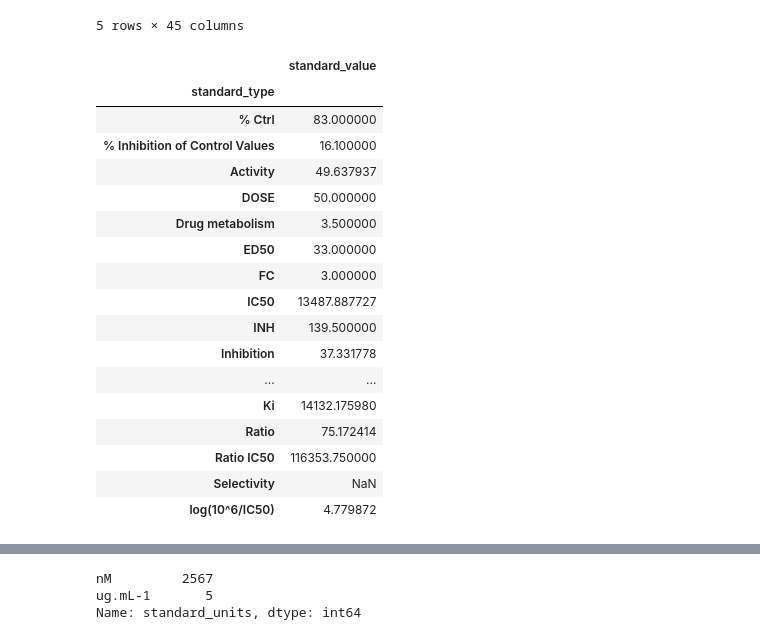
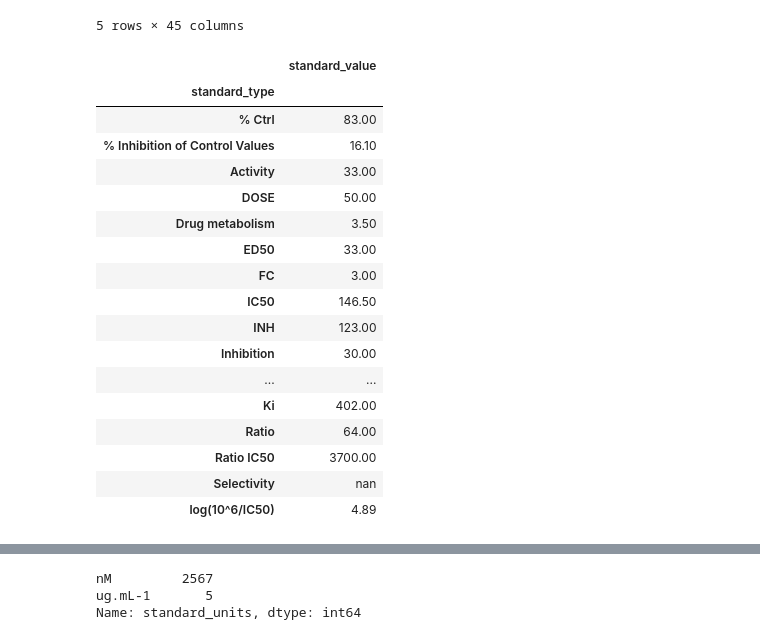
Before and after one commit to clreiner/MMP9DrugDiscovery, a Jupyter notebook: Drug_discovery.ipynb, the cells around one changed output, grey strips where cells are left out. Saved outputs shown, nothing was run; the diff lists cells and outputs as text; code cells hidden in the pictures.

```diff
--- a/Drug_discovery.ipynb
+++ b/Drug_discovery.ipynb
@@ -232,26 +113,26 @@ mmp.head()
 5 rows × 45 columns
 # %%
 columns = ['standard_value', 'standard_type']
-mmp[columns].groupby('standard_type').mean()
+mmp[columns].groupby('standard_type').median()
 # %% [output]
 |  | standard_value |
 | standard_type |  |
-| % Ctrl | 83.000000 |
-| % Inhibition of Control Values | 16.100000 |
-| Activity | 49.637937 |
-| DOSE | 50.000000 |
-| Drug metabolism | 3.500000 |
-| ED50 | 33.000000 |
-| FC | 3.000000 |
-| IC50 | 13487.887727 |
-| INH | 139.500000 |
-| Inhibition | 37.331778 |
+| % Ctrl | 83.00 |
+| % Inhibition of Control Values | 16.10 |
+| Activity | 33.00 |
+| DOSE | 50.00 |
+| Drug metabolism | 3.50 |
+| ED50 | 33.00 |
+| FC | 3.00 |
+| IC50 | 146.50 |
+| INH | 123.00 |
+| Inhibition | 30.00 |
 | ... | ... |
-| Ki | 14132.175980 |
-| Ratio | 75.172414 |
-| Ratio IC50 | 116353.750000 |
-| Selectivity | NaN |
-| log(10^6/IC50) | 4.779872 |
+| Ki | 402.00 |
+| Ratio | 64.00 |
+| Ratio IC50 | 3700.00 |
+| Selectivity | nan |
+| log(10^6/IC50) | 4.89 |
 # %%
 mmp['standard_type'].value_counts()
 # %% [output]
```
Also changed, not shown: parts of 59 cells of this notebook, 5 other files.
